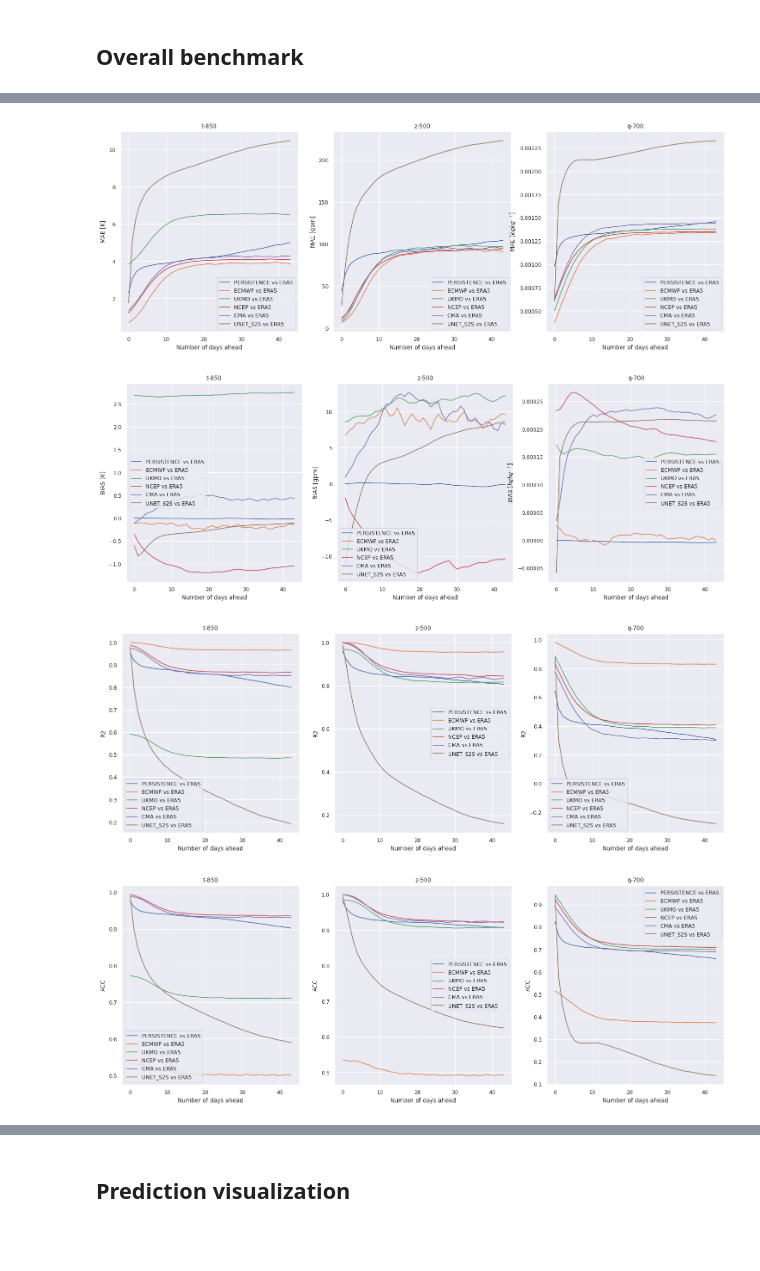
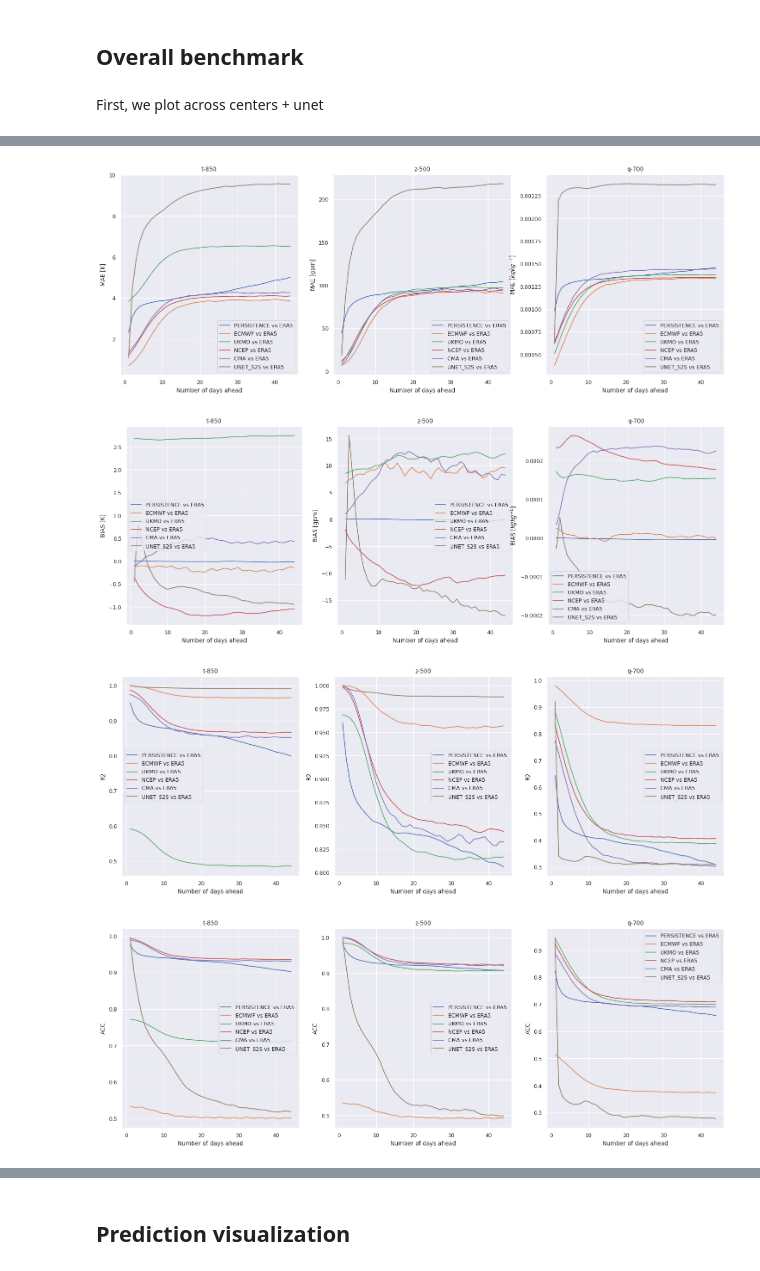
Before and after one commit to leap-stc/ChaosBench, a Jupyter notebook: notebooks/04a_s2s_eval.ipynb, the cells around one changed output, grey strips where cells are left out. Saved outputs shown, nothing was run; the diff lists cells and outputs as text; code cells hidden in the pictures; blank space fills up the shorter version.

```diff
--- a/notebooks/04a_s2s_eval.ipynb
+++ b/notebooks/04a_s2s_eval.ipynb
@@ -36,34 +36,38 @@ device = torch.device('cuda' if torch.cuda.is_available() else 'cpu')
 [rank: 0] Global seed set to 42
 # %% [markdown]
 ## Overall benchmark
+# %% [markdown]
+First, we plot across centers + unet
 # %%
 # Plot RMSE over time, across centers
 model_names = ['persistence', 'ecmwf', 'ukmo', 'ncep', 'cma', 'unet_s2s']
 metrics = ['rmse', 'mae', 'bias', 'r2', 'acc']
 headline_vars = dict({'t-850': 'K', 'z-500': 'gpm', 'q-700': r'$kg kg^{-1}$'})
 
-
 for metric_idx, metric in enumerate(metrics):
-
     f, ax = plt.subplots(1, len(headline_vars), figsize=(6*len(headline_vars), 6))
 
     for model_idx, model_name in enumerate(model_names):
         if 's2s' in model_name:
-            df = pd.read_csv(Path(f'../logs/{model_name}/eval/version_0/{metric}_{model_name}.csv'))
+            df = pd.read_csv(Path(f'../logs/{model_name}/eval/version_3/{metric}_{model_name}.csv'))
+
         else:
             df = pd.read_csv(Path(f'../logs/{model_name}/eval/{metric}_{model_name}.csv'))
 
         for headline_idx, (headline_var, headline_unit) in enumerate(headline_vars.items()):
             sns.lineplot(
-                df[[headline_var]].to_numpy().squeeze(),
+                x=np.arange(1, df.shape[0]+1),
+                y=df[[headline_var]].to_numpy().squeeze(),
                 label=f'{model_name.upper()} vs ERA5',
                 ax=ax[headline_idx]
             )
 
             ## Labeling
             ax[headline_idx].set_xlabel('Number of days ahead')
+
             if metric in ['r2', 'acc']:
                 ax[headline_idx].set_ylabel(f'{metric.upper()}')
+
             else:
                 ax[headline_idx].set_ylabel(f'{metric.upper()} [{headline_unit}]')
 
@@ -73,4 +77,4 @@ for metric_idx, metric in enumerate(metrics):
-[figure, old version]
+[figure, new version]
-[figure, old version]
+[figure, new version]
-[figure, old version]
+[figure, new version]
-[figure, old version]
+[figure, new version]
```
Also changed, not shown: parts of 11 cells of this notebook, 12 other files.
